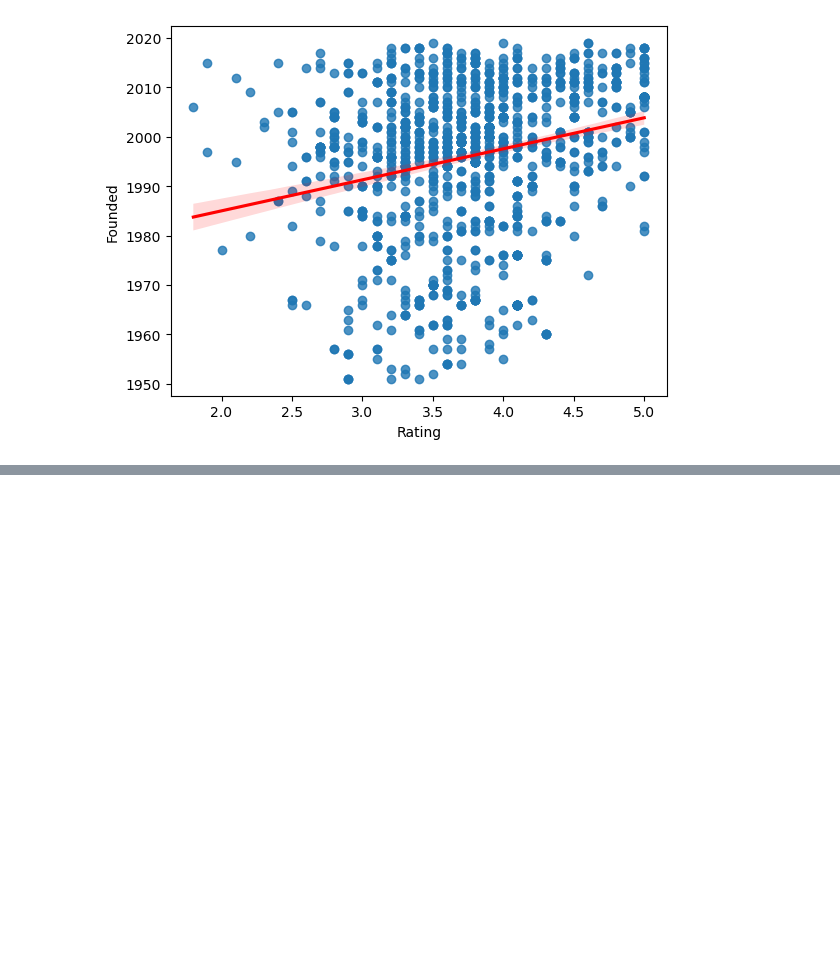
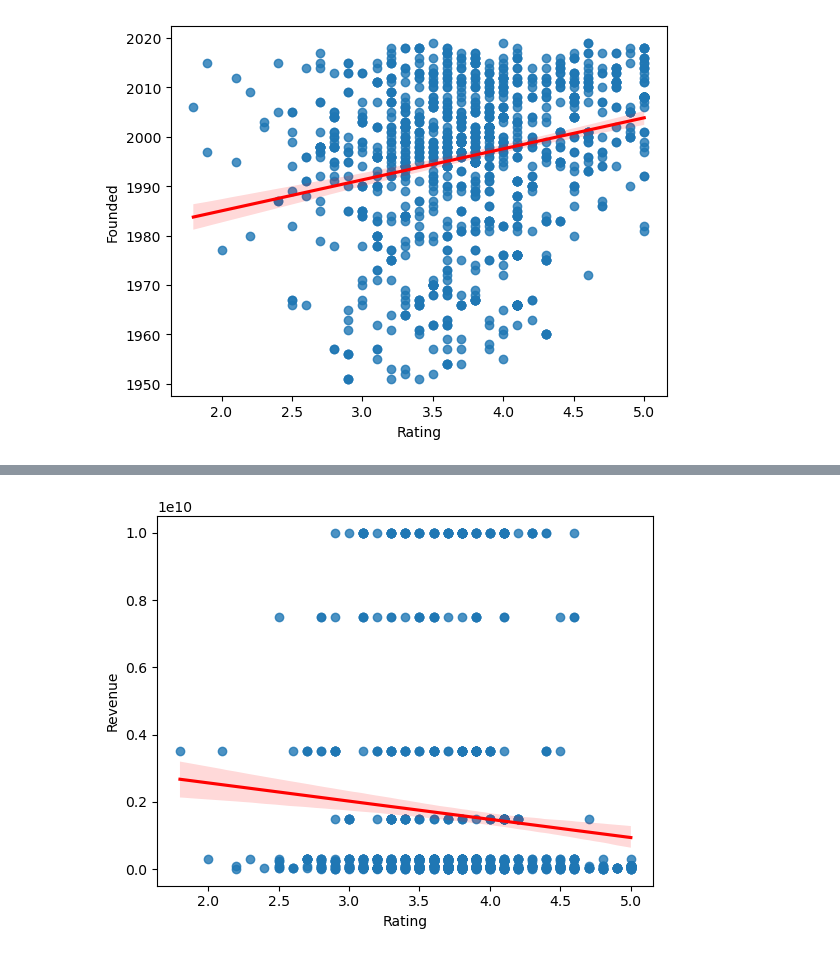
Before and after one commit to Hector325/PROJECT, a Jupyter notebook: EDA_mini_project.ipynb, the cells around one changed output, grey strips where cells are left out. Cells and saved outputs as stored; diff of their text form; code cells hidden in the pictures; blank space fills up the shorter version.

```diff
--- a/EDA_mini_project.ipynb
+++ b/EDA_mini_project.ipynb
@@ -501,0 +586,8 @@ plt.show()
+# %%
+df = df.sort_values('Revenue', ascending=False)
+
+# 創建散點圖並添加回歸線
+sns.regplot(x='Rating', y='Revenue', data=df, line_kws={"color": "red"})
+plt.show()
+# %% [output]
+[figure, added]
```
Also changed, not shown: parts of 7 cells of this notebook, 1 other file.
